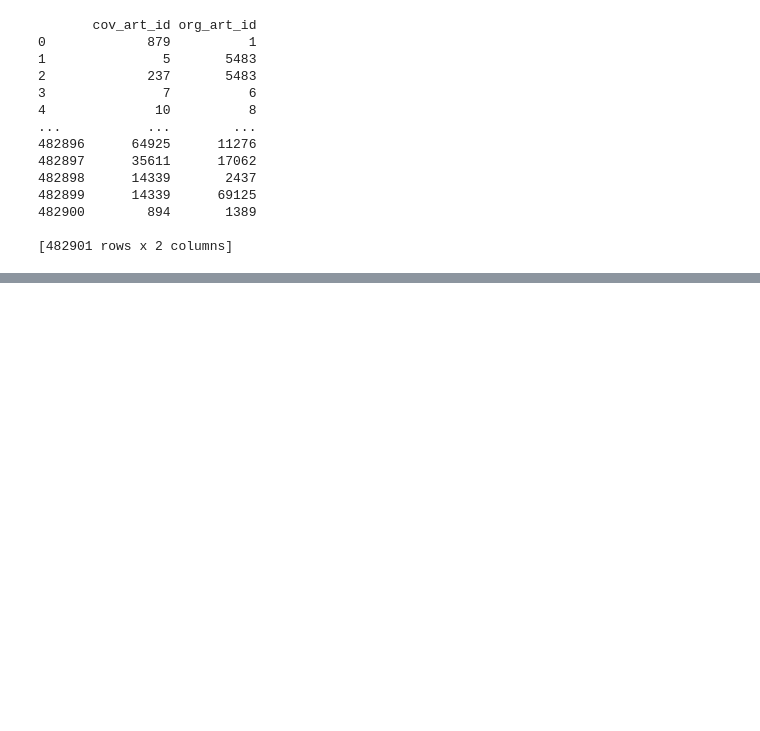
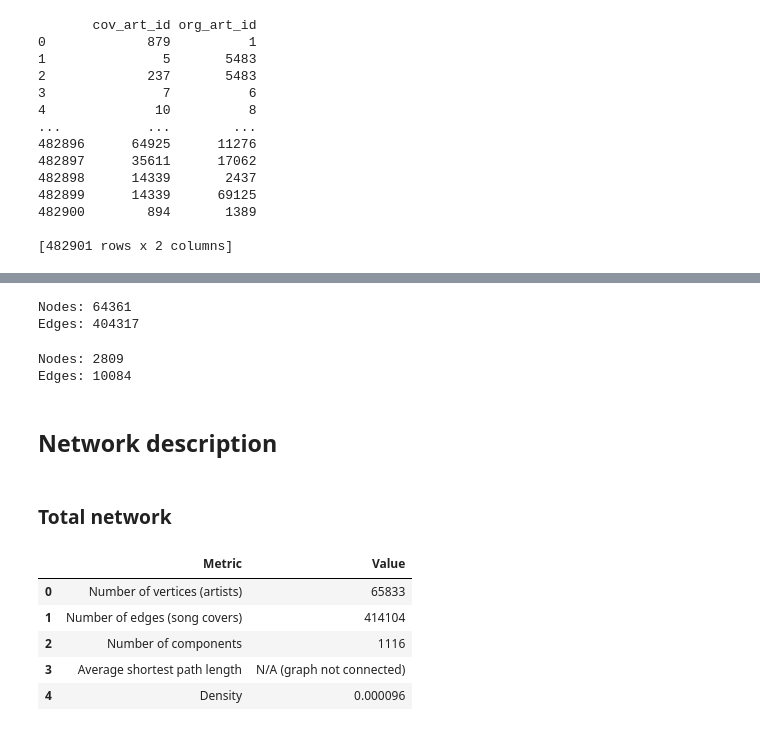
Before and after one commit to freiraum-bq/Music_Project, a Jupyter notebook: python/integrated.ipynb, the cells around one changed output, grey strips where cells are left out. Drawn from its saved outputs; the diff is of its cells as text; code cells hidden in the pictures; blank space fills up the shorter version.

```diff
--- a/python/integrated.ipynb
+++ b/python/integrated.ipynb
@@ -914,0 +461,26 @@ Number of edges (song covers)                     10084
+# %%
+# Create covered-only subgraph (with weights)
+edges_covered = [(u, v) for u, v, d in G.edges(data=True) if 'COVERED' in d.get('relation', set())]
+G_covered = G.edge_subgraph(edges_covered).copy()
+
+# Basic stats
+print("Nodes:", G_covered.number_of_nodes())
+print("Edges:", G_covered.number_of_edges())
+# %% [output]
+Nodes: 64361
+Edges: 404317
+# %%
+# Create mentioned-only subgraph (no weights)
+edges_mentions = [(u, v) for u, v, d in G.edges(data=True) if 'MENTIONS' in d.get('relation', set())]
+G_mentions = G.edge_subgraph(edges_mentions).copy()
+
+# Basic stats
+print("Nodes:", G_mentions.number_of_nodes())
+print("Edges:", G_mentions.number_of_edges())
+# %% [output]
+Nodes: 2809
+Edges: 10084
+# %% [markdown]
+## Network description
+# %% [markdown]
+### Total network
@@ -914,0 +529,11 @@ Number of edges (song covers)                     10084
+# %%
+# Description of total network
+total_metrics_df = compute_graph_metrics(G)
+total_metrics_df
+# %% [output]
+|  | Metric | Value |
+| 0 | Number of vertices (artists) | 65833 |
+| 1 | Number of edges (song covers) | 414104 |
+| 2 | Number of components | 1116 |
+| 3 | Average shortest path length | N/A (graph not connected) |
+| 4 | Density | 0.000096 |
```
Also changed, not shown: parts of 67 cells of this notebook.
